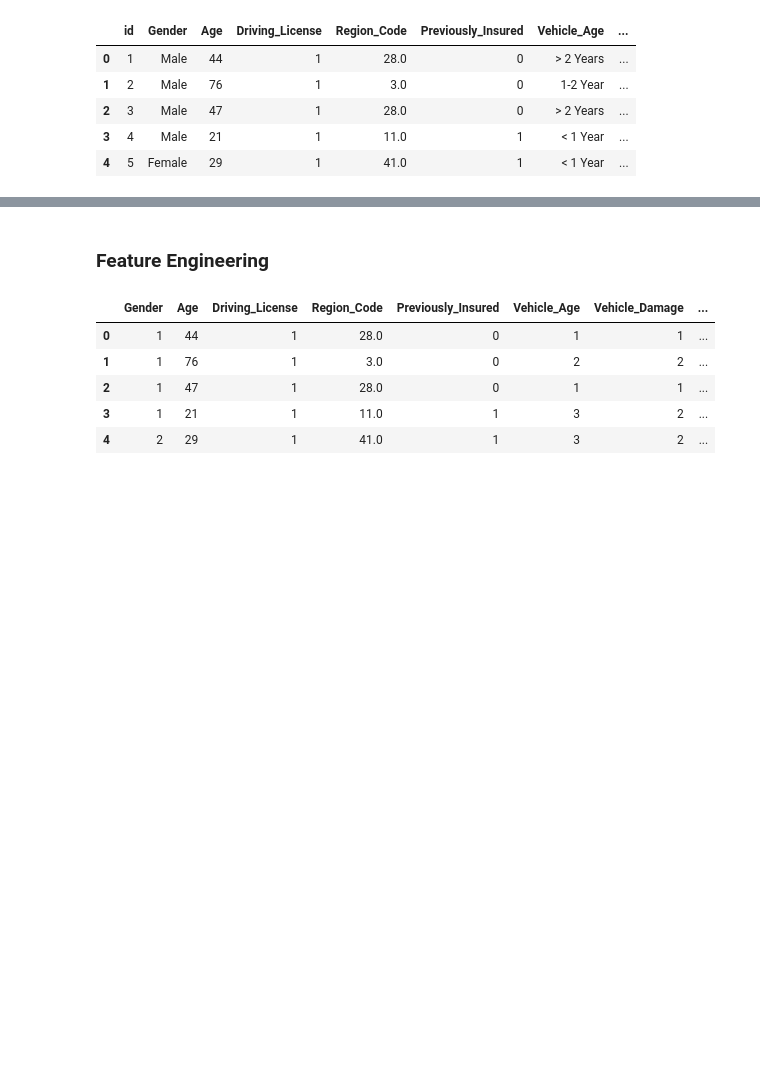
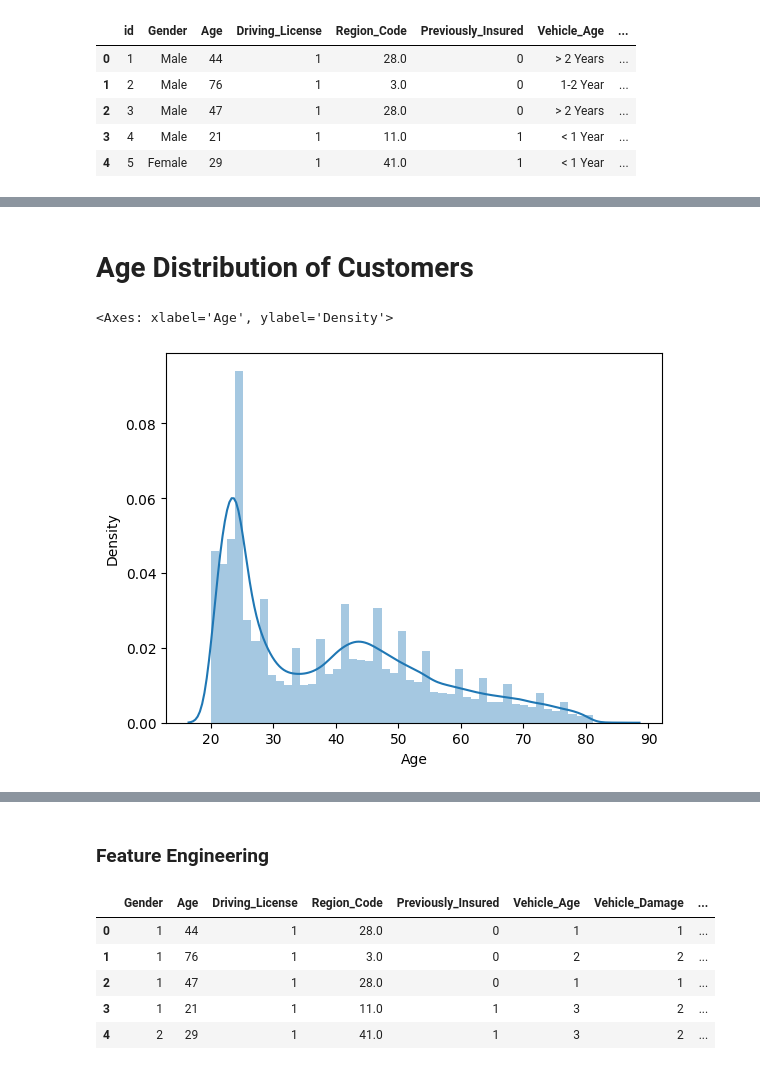
Before and after one commit to MohammmadAnas/midterm_project_ml, a Jupyter notebook: insurance_pred.ipynb, the cells around one changed output, grey strips where cells are left out. Drawn from its saved outputs; the diff is of its cells as text; code cells hidden in the pictures; blank space fills up the shorter version.

```diff
--- a/insurance_pred.ipynb
+++ b/insurance_pred.ipynb
@@ -41,0 +85,7 @@ Name: Response, dtype: float64
+# %% [markdown]
+# Age Distribution of Customers
+# %%
+sns.distplot(df.Age)
+# %% [output]
+<Axes: xlabel='Age', ylabel='Density'>
+[figure, added]
```
Also changed, not shown: parts of 20 cells of this notebook.
